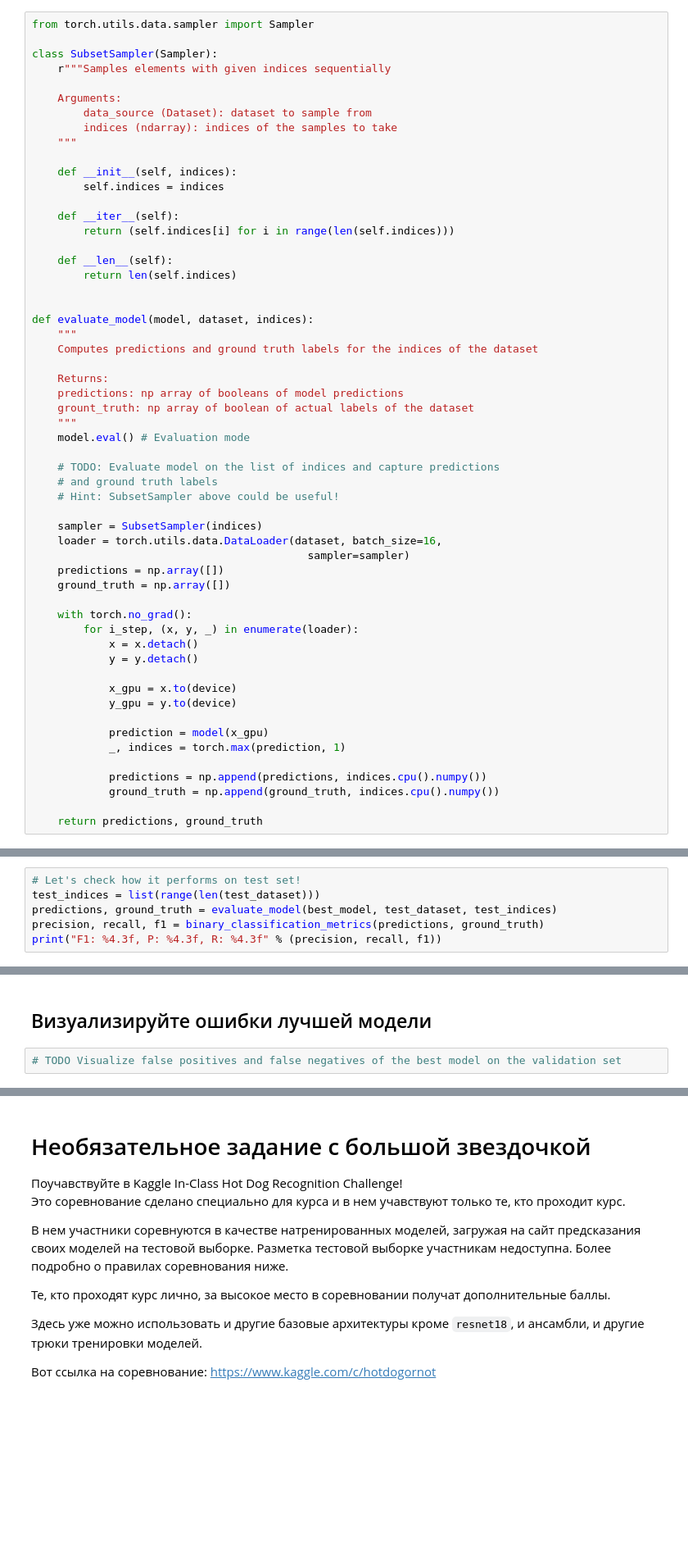
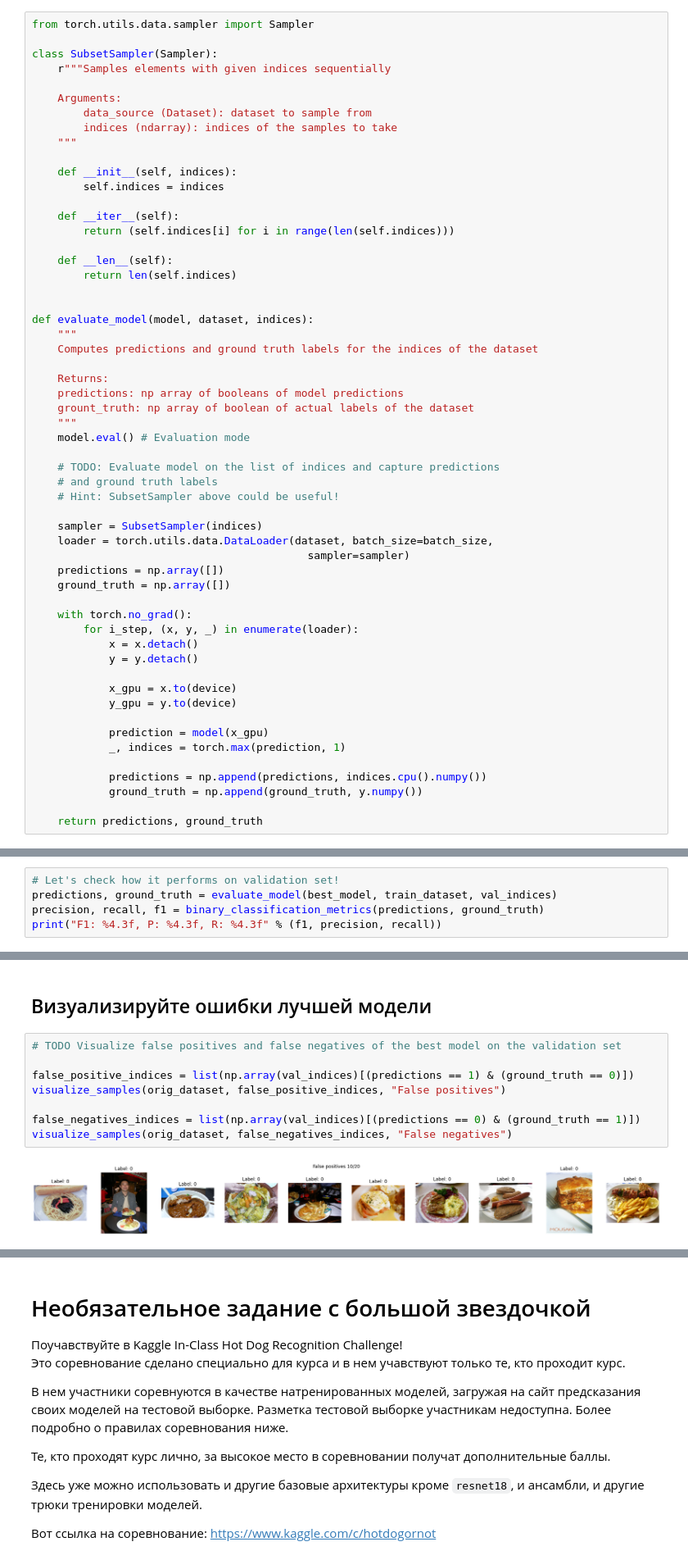
Before and after one commit to savchenkoyana/dlcourse_ai, a Jupyter notebook: assignments/assignment4/HotdogOrNot.ipynb, the cells around one changed output, grey strips where cells are left out. Shown at 82% size. Saved outputs shown, nothing was run; the diff lists cells and outputs as text; blank space fills up the shorter version.

```diff
--- a/assignments/assignment4/HotdogOrNot.ipynb
+++ b/assignments/assignment4/HotdogOrNot.ipynb
@@ -490,7 +484,7 @@ def evaluate_model(model, dataset, indices):
     # Hint: SubsetSampler above could be useful!
 
     sampler = SubsetSampler(indices)
-    loader = torch.utils.data.DataLoader(dataset, batch_size=16,
+    loader = torch.utils.data.DataLoader(dataset, batch_size=batch_size,
                                            sampler=sampler)
     predictions = np.array([])
     ground_truth = np.array([])
@@ -507,6 +501,6 @@ def evaluate_model(model, dataset, indices):
             _, indices = torch.max(prediction, 1)
 
             predictions = np.append(predictions, indices.cpu().numpy())
-            ground_truth = np.append(ground_truth, indices.cpu().numpy())
+            ground_truth = np.append(ground_truth, y.numpy())
 
     return predictions, ground_truth
@@ -588,7 +656,6 @@ F1: 1.000, P: 1.000, R: 1.000
 # %%
-# Let's check how it performs on test set!
-test_indices = list(range(len(test_dataset)))
-predictions, ground_truth = evaluate_model(best_model, test_dataset, test_indices)
+# Let's check how it performs on validation set!
+predictions, ground_truth = evaluate_model(best_model, train_dataset, val_indices)
 precision, recall, f1 = binary_classification_metrics(predictions, ground_truth)
-print("F1: %4.3f, P: %4.3f, R: %4.3f" % (precision, recall, f1))
+print("F1: %4.3f, P: %4.3f, R: %4.3f" % (f1, precision, recall))
 # %% [output]
@@ -597,3 +664,11 @@ F1: 1.000, P: 1.000, R: 1.000
 ## Визуализируйте ошибки лучшей модели
 # %%
 # TODO Visualize false positives and false negatives of the best model on the validation set
+
+false_positive_indices = list(np.array(val_indices)[(predictions == 1) & (ground_truth == 0)])
+visualize_samples(orig_dataset, false_positive_indices, "False positives")
+
+false_negatives_indices = list(np.array(val_indices)[(predictions == 0) & (ground_truth == 1)])
+visualize_samples(orig_dataset, false_negatives_indices, "False negatives")
+# %% [output]
+[figure, added]
```
Also changed, not shown: parts of 28 cells of this notebook.
